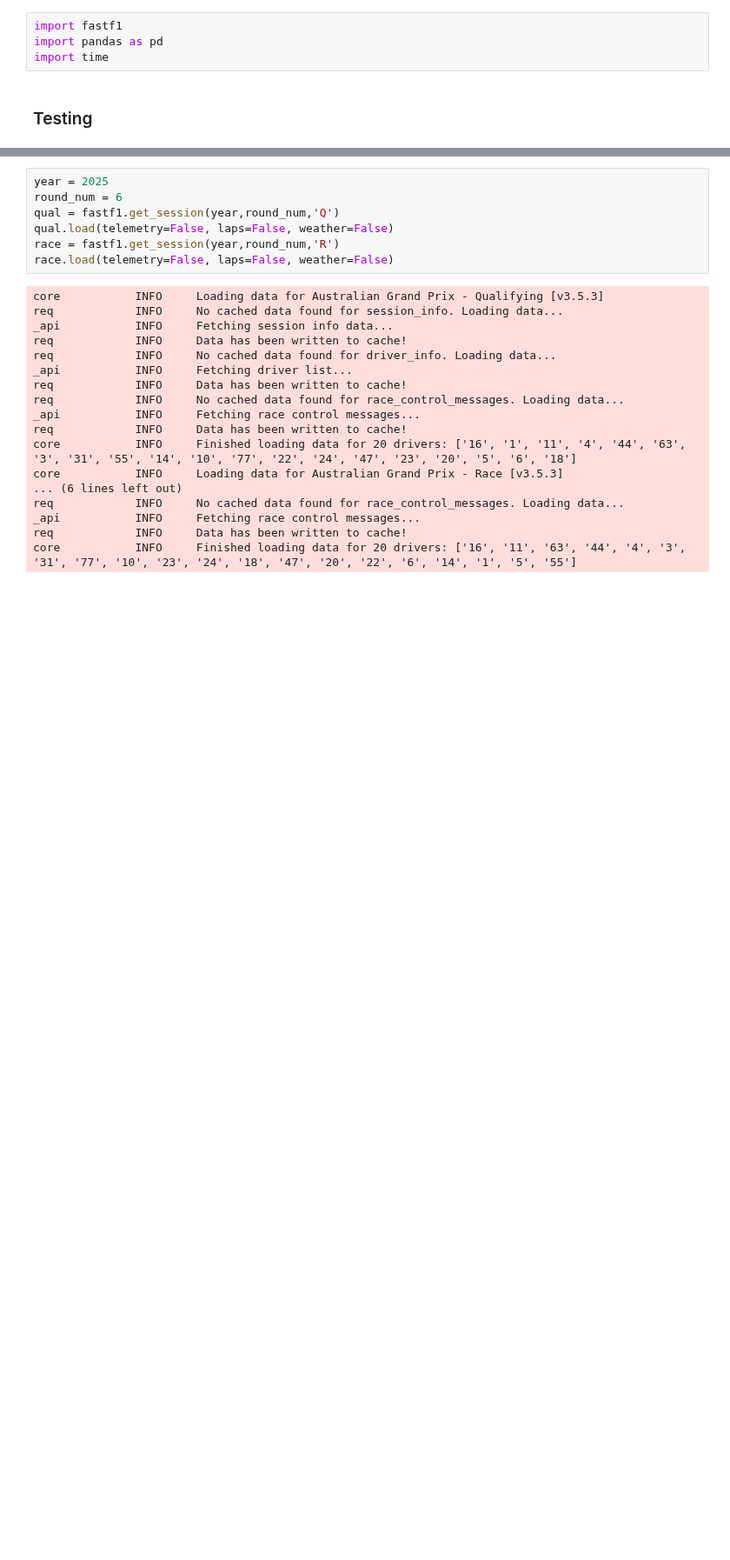
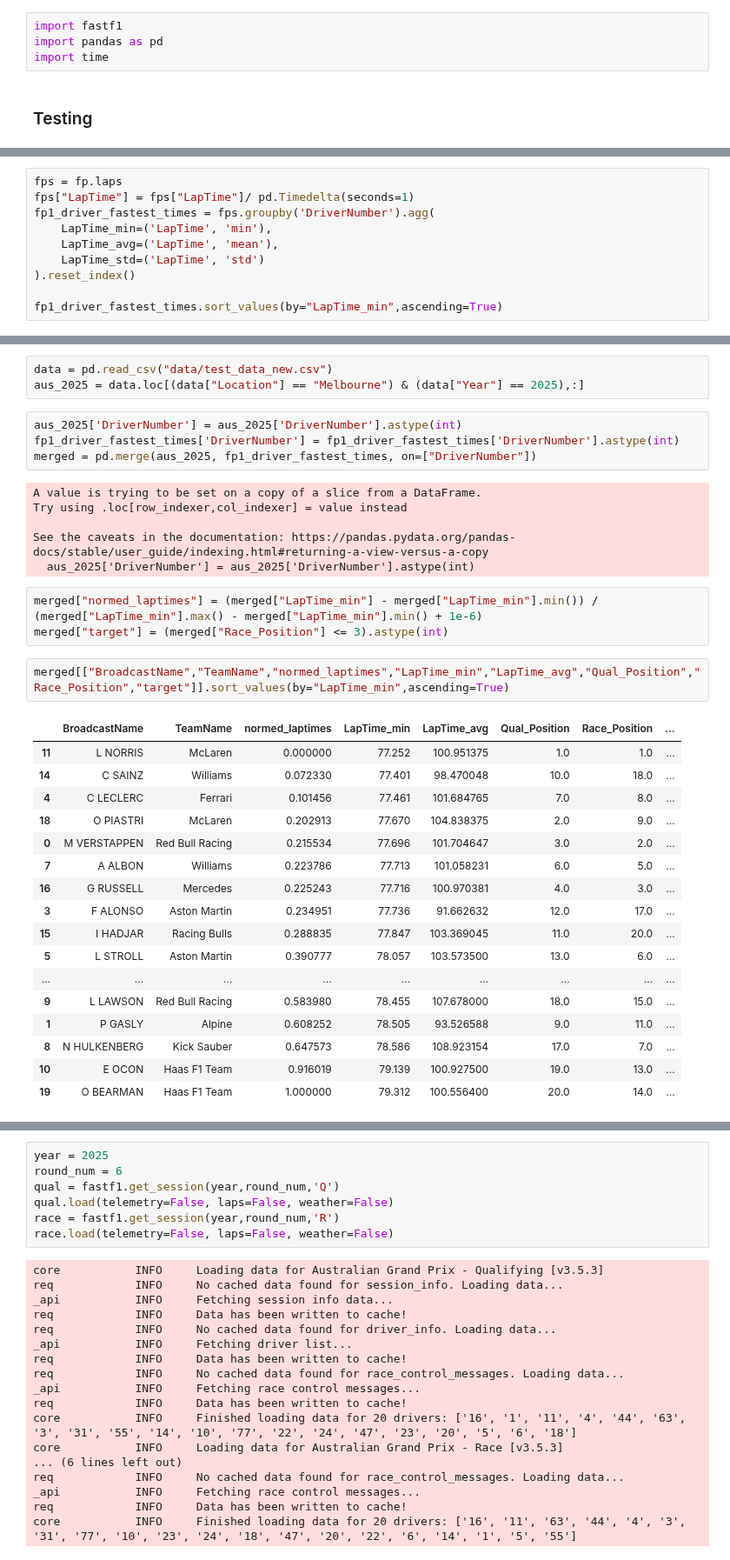
Before and after one commit to rohank36/f1, a Jupyter notebook: data.ipynb, the cells around one changed output, grey strips where cells are left out. Shown at 87% size. Cells and saved outputs as stored; diff of their text form; blank space fills up the shorter version.

```diff
--- a/data.ipynb
+++ b/data.ipynb
@@ -24,0 +36,10 @@ core           INFO     Finished loading data for 20 drivers: ['1', '4', '5', '6
+# %%
+fps = fp.laps
+fps["LapTime"] = fps["LapTime"]/ pd.Timedelta(seconds=1)
+fp1_driver_fastest_times = fps.groupby('DriverNumber').agg(
+    LapTime_min=('LapTime', 'min'),
+    LapTime_avg=('LapTime', 'mean'),
+    LapTime_std=('LapTime', 'std')
+).reset_index()
+
+fp1_driver_fastest_times.sort_values(by="LapTime_min",ascending=True)
@@ -24,0 +64,36 @@ core           INFO     Finished loading data for 20 drivers: ['1', '4', '5', '6
+# %%
+data = pd.read_csv("data/test_data_new.csv")
+aus_2025 = data.loc[(data["Location"] == "Melbourne") & (data["Year"] == 2025),:]
+# %%
+aus_2025['DriverNumber'] = aus_2025['DriverNumber'].astype(int)
+fp1_driver_fastest_times['DriverNumber'] = fp1_driver_fastest_times['DriverNumber'].astype(int)
+merged = pd.merge(aus_2025, fp1_driver_fastest_times, on=["DriverNumber"])
+# %% [output]
+A value is trying to be set on a copy of a slice from a DataFrame.
+Try using .loc[row_indexer,col_indexer] = value instead
+
+See the caveats in the documentation: https://pandas.pydata.org/pandas-docs/stable/user_guide/indexing.html#returning-a-view-versus-a-copy
+  aus_2025['DriverNumber'] = aus_2025['DriverNumber'].astype(int)
+# %%
+merged["normed_laptimes"] = (merged["LapTime_min"] - merged["LapTime_min"].min()) / (merged["LapTime_min"].max() - merged["LapTime_min"].min() + 1e-6)
+merged["target"] = (merged["Race_Position"] <= 3).astype(int)
+# %%
+merged[["BroadcastName","TeamName","normed_laptimes","LapTime_min","LapTime_avg","Qual_Position","Race_Position","target"]].sort_values(by="LapTime_min",ascending=True)
+# %% [output]
+|  | BroadcastName | TeamName | normed_laptimes | LapTime_min | LapTime_avg | Qual_Position | Race_Position | ... |
+| 11 | L NORRIS | McLaren | 0.000000 | 77.252 | 100.951375 | 1.0 | 1.0 | ... |
+| 14 | C SAINZ | Williams | 0.072330 | 77.401 | 98.470048 | 10.0 | 18.0 | ... |
+| 4 | C LECLERC | Ferrari | 0.101456 | 77.461 | 101.684765 | 7.0 | 8.0 | ... |
+| 18 | O PIASTRI | McLaren | 0.202913 | 77.670 | 104.838375 | 2.0 | 9.0 | ... |
+| 0 | M VERSTAPPEN | Red Bull Racing | 0.215534 | 77.696 | 101.704647 | 3.0 | 2.0 | ... |
+| 7 | A ALBON | Williams | 0.223786 | 77.713 | 101.058231 | 6.0 | 5.0 | ... |
+| 16 | G RUSSELL | Mercedes | 0.225243 | 77.716 | 100.970381 | 4.0 | 3.0 | ... |
+| 3 | F ALONSO | Aston Martin | 0.234951 | 77.736 | 91.662632 | 12.0 | 17.0 | ... |
+| 15 | I HADJAR | Racing Bulls | 0.288835 | 77.847 | 103.369045 | 11.0 | 20.0 | ... |
+| 5 | L STROLL | Aston Martin | 0.390777 | 78.057 | 103.573500 | 13.0 | 6.0 | ... |
+| ... | ... | ... | ... | ... | ... | ... | ... | ... |
+| 9 | L LAWSON | Red Bull Racing | 0.583980 | 78.455 | 107.678000 | 18.0 | 15.0 | ... |
+| 1 | P GASLY | Alpine | 0.608252 | 78.505 | 93.526588 | 9.0 | 11.0 | ... |
+| 8 | N HULKENBERG | Kick Sauber | 0.647573 | 78.586 | 108.923154 | 17.0 | 7.0 | ... |
+| 10 | E OCON | Haas F1 Team | 0.916019 | 79.139 | 100.927500 | 19.0 | 13.0 | ... |
+| 19 | O BEARMAN | Haas F1 Team | 1.000000 | 79.312 | 100.556400 | 20.0 | 14.0 | ... |
```
Also changed, not shown: parts of 8 cells of this notebook, 11 other files.
